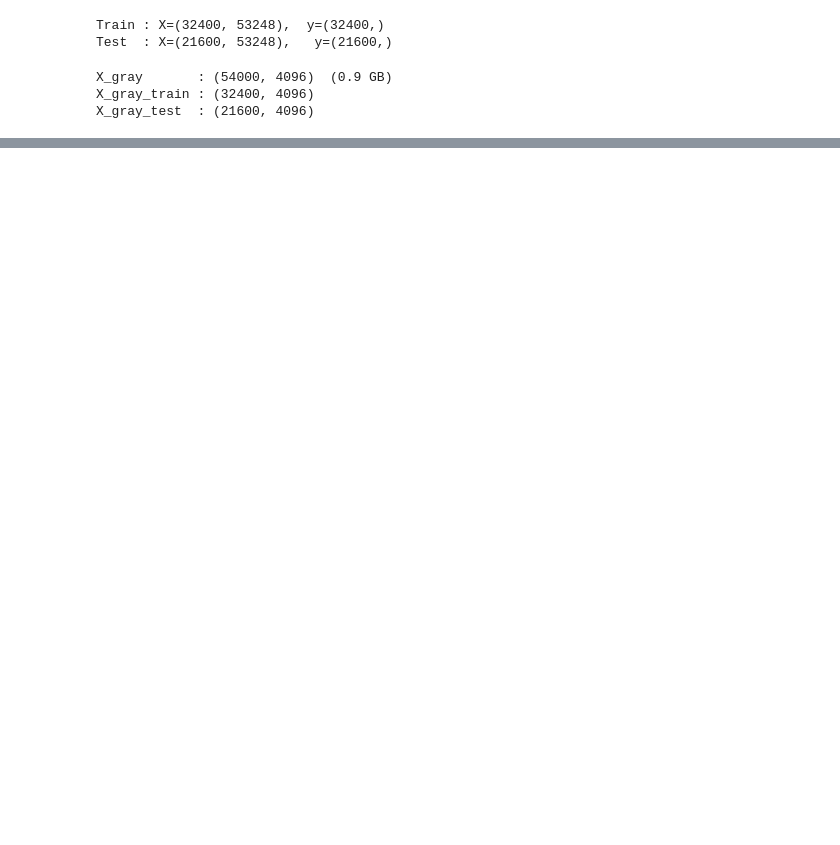
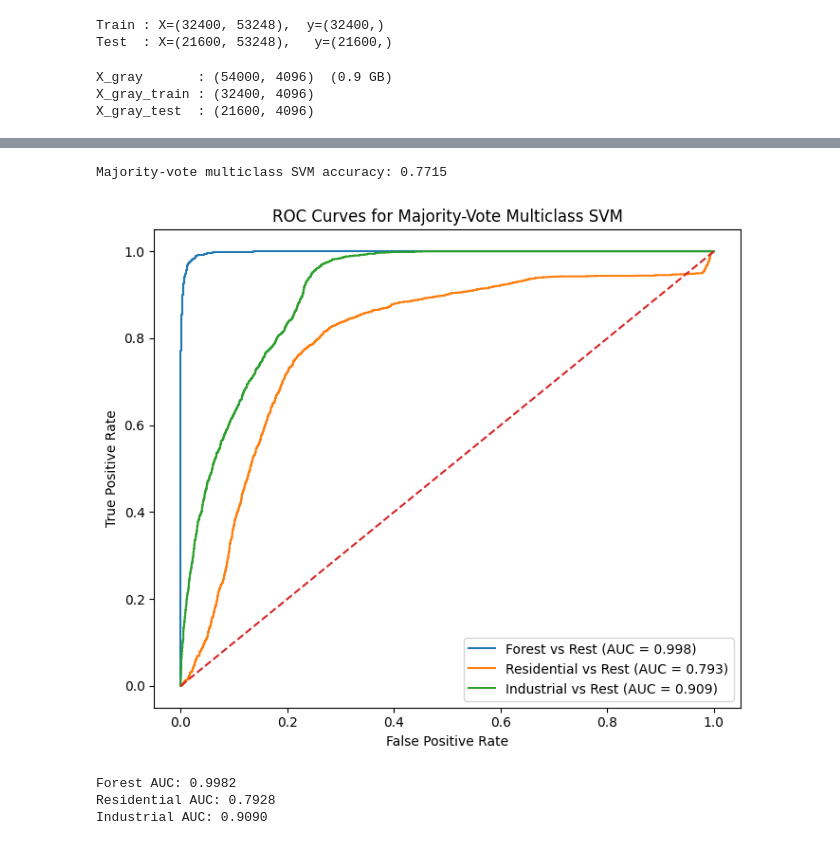
Before and after one commit to helenxu0624/musa-650-spring2026-Projects, a Jupyter notebook: EuroStats/eurosat.ipynb, the cells around one changed output, grey strips where cells are left out. Saved outputs shown, nothing was run; the diff lists cells and outputs as text; code cells hidden in the pictures; blank space fills up the shorter version.

```diff
--- a/EuroStats/eurosat.ipynb
+++ b/EuroStats/eurosat.ipynb
@@ -376,0 +879,46 @@ X_gray_test  : (21600, 4096)
+# %%
+y_pred_mv, vote_matrix, score_matrix = multiclass_majority_vote(
+    X_test, svm_fr, svm_fi, svm_ri
+)
+
+acc_mv = accuracy_score(y_test, y_pred_mv)
+print(f"Majority-vote multiclass SVM accuracy: {acc_mv:.4f}")
+# %% [output]
+Majority-vote multiclass SVM accuracy: 0.7715
+# %%
+# binarize true labels in the same class order
+from sklearn.preprocessing import label_binarize
+y_test_bin = label_binarize(y_test, classes=[FOREST, RESIDENTIAL, INDUSTRIAL])
+
+fpr = {}
+tpr = {}
+roc_auc = {}
+
+class_names_3 = [classes[FOREST], classes[RESIDENTIAL], classes[INDUSTRIAL]]
+
+for i, cls_name in enumerate(class_names_3):
+    fpr[i], tpr[i], _ = roc_curve(y_test_bin[:, i], score_matrix[:, i])
+    roc_auc[i] = auc(fpr[i], tpr[i])
+
+plt.figure(figsize=(7, 6))
+for i, cls_name in enumerate(class_names_3):
+    plt.plot(
+        fpr[i], tpr[i],
+        label=f"{cls_name} vs Rest (AUC = {roc_auc[i]:.3f})"
+    )
+
+plt.plot([0, 1], [0, 1], linestyle="--")
+plt.xlabel("False Positive Rate")
+plt.ylabel("True Positive Rate")
+plt.title("ROC Curves for Majority-Vote Multiclass SVM")
+plt.legend()
+plt.tight_layout()
+plt.show()
+
+for i, cls_name in enumerate(class_names_3):
+    print(f"{cls_name} AUC: {roc_auc[i]:.4f}")
+# %% [output]
+[figure, added]
+Forest AUC: 0.9982
+Residential AUC: 0.7928
+Industrial AUC: 0.9090
```
Also changed, not shown: parts of 79 cells of this notebook.
